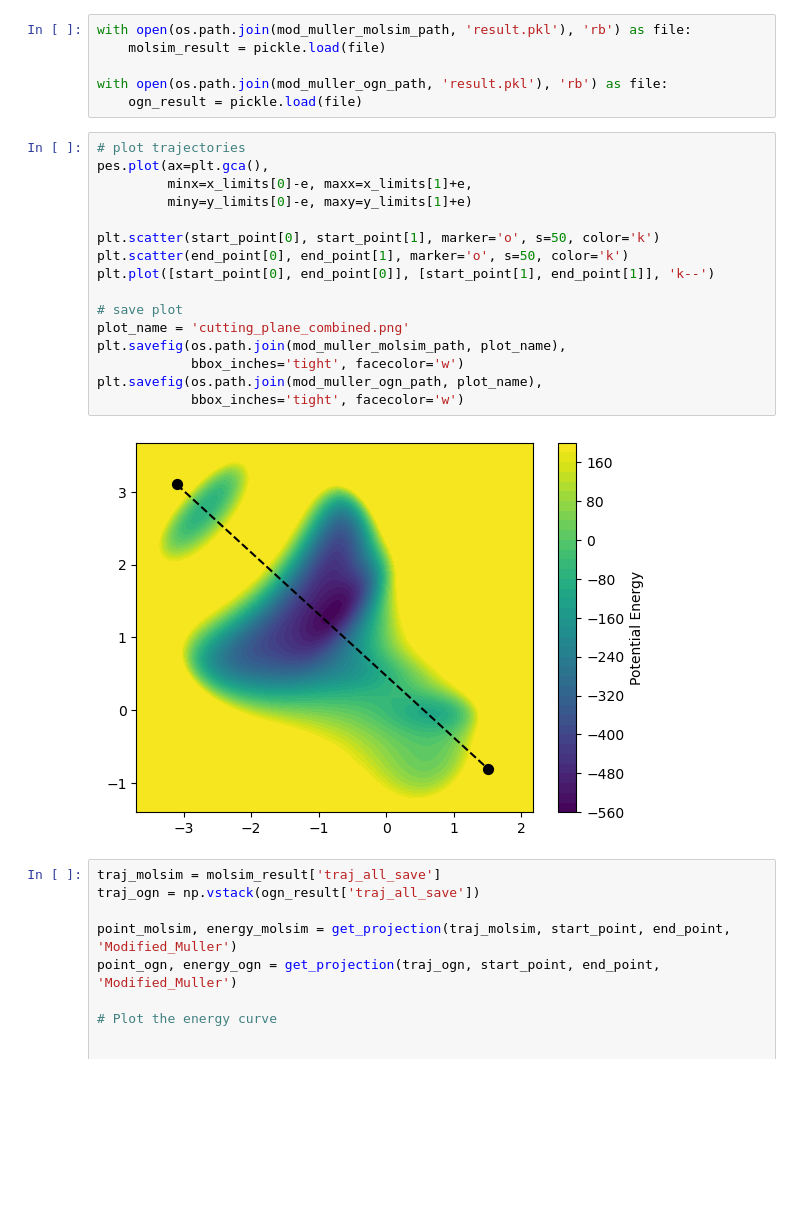
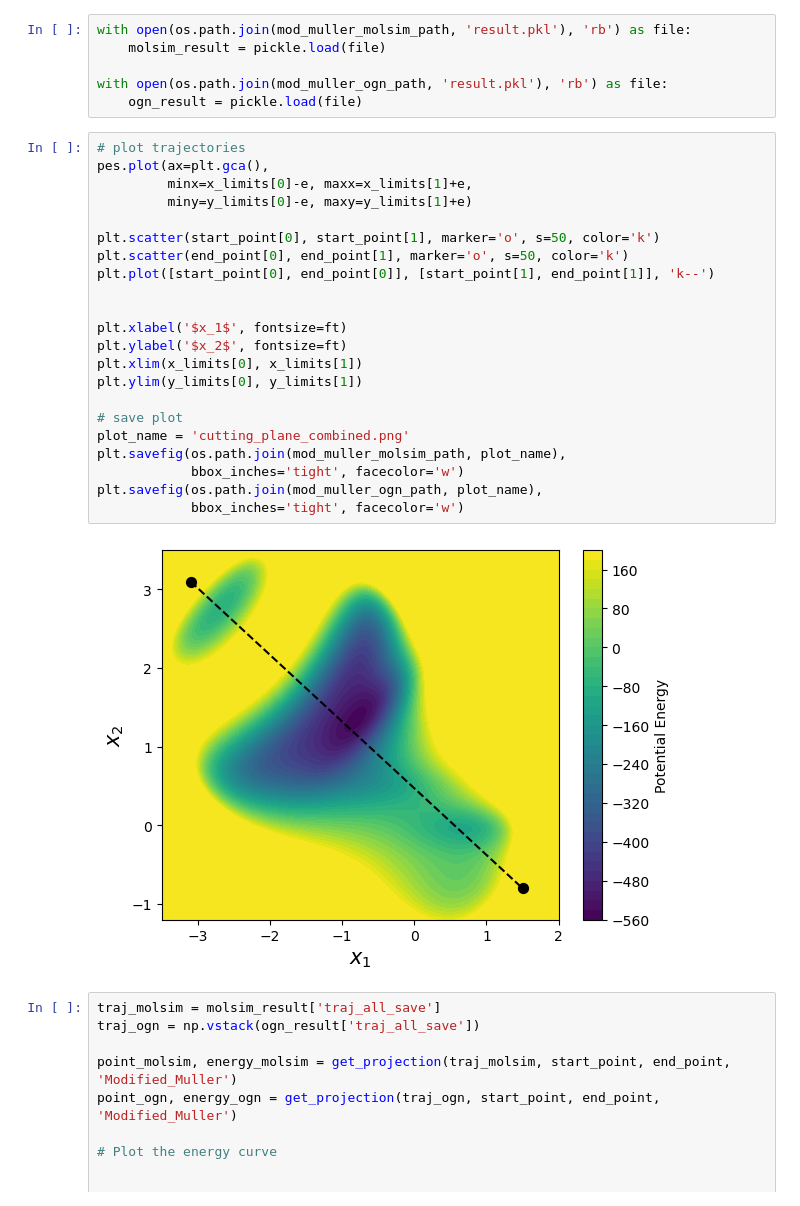
Before and after one commit to hoon-ock/landscape-search, a Jupyter notebook: muller_energy_curve.ipynb, the cells around one changed output. Drawn from its saved outputs; the diff is of its cells as text; blank space fills up the shorter version.

```diff
--- a/muller_energy_curve.ipynb
+++ b/muller_energy_curve.ipynb
@@ -187,21 +191,27 @@ with open(os.path.join(mod_muller_ogn_path, 'result.pkl'), 'rb') as file:
 # %%
 # plot trajectories
 pes.plot(ax=plt.gca(),
          minx=x_limits[0]-e, maxx=x_limits[1]+e,
          miny=y_limits[0]-e, maxy=y_limits[1]+e)
 
 plt.scatter(start_point[0], start_point[1], marker='o', s=50, color='k')
 plt.scatter(end_point[0], end_point[1], marker='o', s=50, color='k')
 plt.plot([start_point[0], end_point[0]], [start_point[1], end_point[1]], 'k--')
 
+
+plt.xlabel('$x_1$', fontsize=ft)
+plt.ylabel('$x_2$', fontsize=ft)
+plt.xlim(x_limits[0], x_limits[1])
+plt.ylim(y_limits[0], y_limits[1])
+
 # save plot
 plot_name = 'cutting_plane_combined.png'
 plt.savefig(os.path.join(mod_muller_molsim_path, plot_name),
             bbox_inches='tight', facecolor='w')
 plt.savefig(os.path.join(mod_muller_ogn_path, plot_name),
             bbox_inches='tight', facecolor='w')
 # %% [output]
-[figure, old version]
+[figure, new version]
 # %%
 traj_molsim = molsim_result['traj_all_save']
 traj_ogn = np.vstack(ogn_result['traj_all_save'])
```
Also changed, not shown: parts of 1 cell of this notebook, 2 other files.
